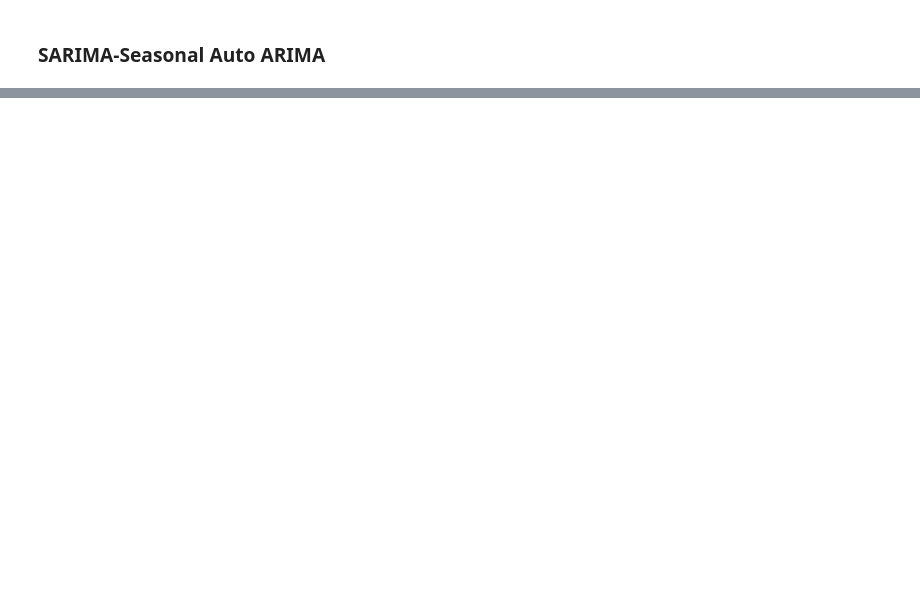
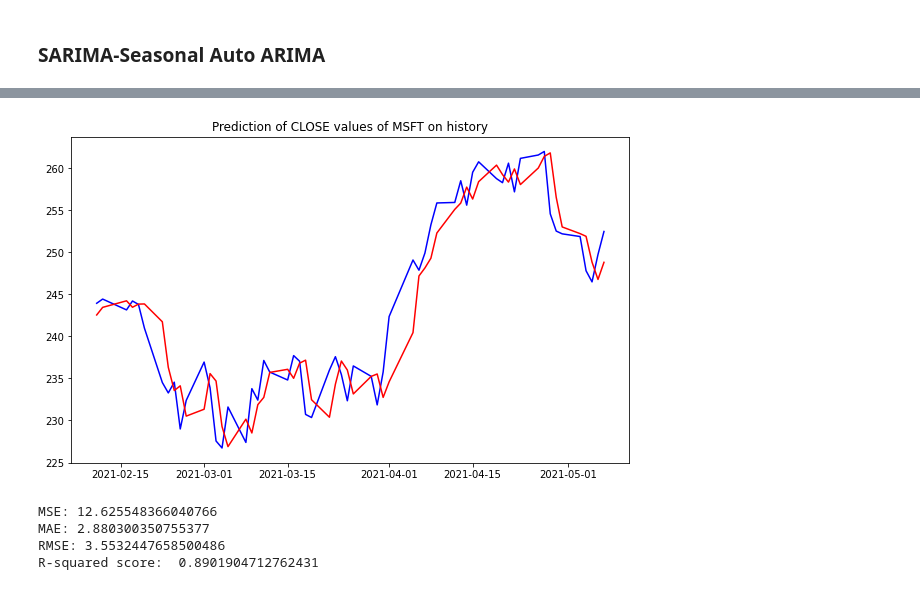
Before and after one commit to komaljoshi-sjsu/stock-prediction, a Jupyter notebook: AutoArima(MSFT).ipynb, the cells around one changed output, grey strips where cells are left out. Drawn from its saved outputs; the diff is of its cells as text; code cells hidden in the pictures; blank space fills up the shorter version.

```diff
--- a/AutoArima(MSFT).ipynb
+++ b/AutoArima(MSFT).ipynb
@@ -513,0 +465,23 @@ R-squared score:  0.29953962873327444
+# %%
+pyplot.figure(figsize=(10,6))
+pyplot.title("Prediction of CLOSE values of MSFT on history")
+pyplot.plot(test,color='blue')
+pyplot.plot(series ,color='red')
+pyplot.show()
+
+
+
+mse = mean_squared_error(test, series)
+print('MSE: '+str(mse))
+mae = mean_absolute_error(test, series)
+print('MAE: '+str(mae))
+rmse = math.sqrt(mean_squared_error(test, series))
+print('RMSE: '+str(rmse))
+r2 = r2_score(test, series, sample_weight=None, multioutput='uniform_average')
+print('R-squared score: ', r2)
+# %% [output]
+[figure, added]
+MSE: 12.625548366040766
+MAE: 2.880300350755377
+RMSE: 3.5532447658500486
+R-squared score:  0.8901904712762431
```
Also changed, not shown: parts of 10 cells of this notebook.
